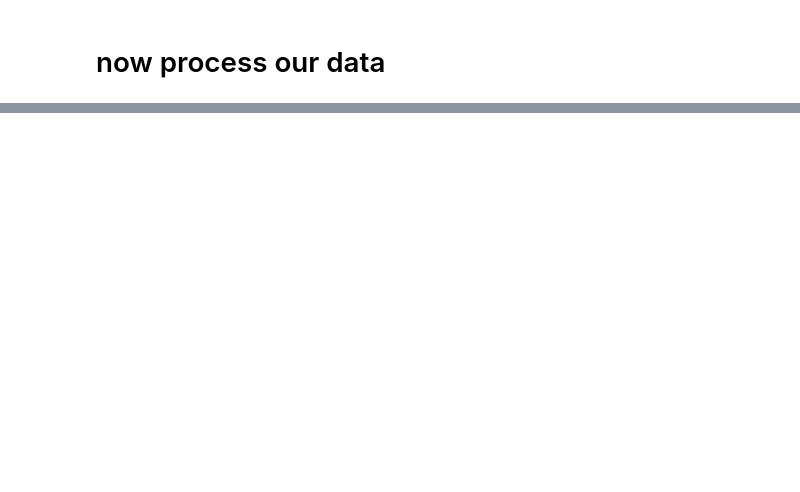
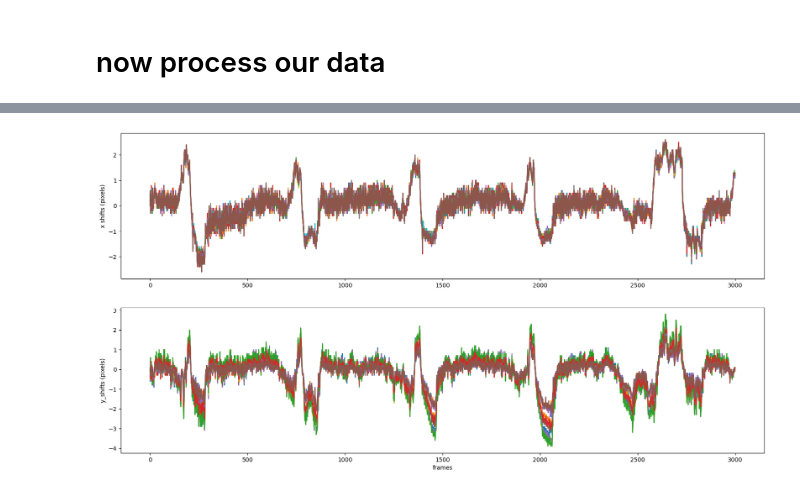
Before and after one commit to ecresp1el/calcium_imaging_pipeline_umich, a Jupyter notebook: scripts/movement_correction_pipeline_test.ipynb, the cells around one changed output, grey strips where cells are left out. Cells and saved outputs as stored; diff of their text form; code cells hidden in the pictures; blank space fills up the shorter version.

```diff
--- a/scripts/movement_correction_pipeline_test.ipynb
+++ b/scripts/movement_correction_pipeline_test.ipynb
@@ -771,0 +807,10 @@ cnmfe_model.estimates.nb_view_components(img=correlation_image,
+# %%
+%%capture
+#%% motion correct piecewise rigid
+mc.pw_rigid = True  # turn the flag to True for pw-rigid motion correction
+mc.template = mc.mmap_file  # use the template obtained before to save in computation (optional)
+
+mc.motion_correct(save_movie=True, template=mc.total_template_rig)
+m_els = cm.load(mc.fname_tot_els)
+m_els.resize(1, 1, downsample_ratio).play(
+    q_max=99.5, fr=30, magnification=2,bord_px = bord_px_rig)
@@ -771,0 +821,16 @@ cnmfe_model.estimates.nb_view_components(img=correlation_image,
+# %%
+#%% visualize elastic shifts
+plt.close()
+plt.figure(figsize = (20,10))
+plt.subplot(2, 1, 1)
+plt.plot(mc.x_shifts_els)
+plt.ylabel('x shifts (pixels)')
+plt.subplot(2, 1, 2)
+plt.plot(mc.y_shifts_els)
+plt.ylabel('y_shifts (pixels)')
+plt.xlabel('frames')
+#%% compute borders to exclude
+bord_px_els = np.ceil(np.maximum(np.max(np.abs(mc.x_shifts_els)),
+                                 np.max(np.abs(mc.y_shifts_els)))).astype(int)
+# %% [output]
+[figure, added]
```
Also changed, not shown: parts of 54 cells of this notebook.
